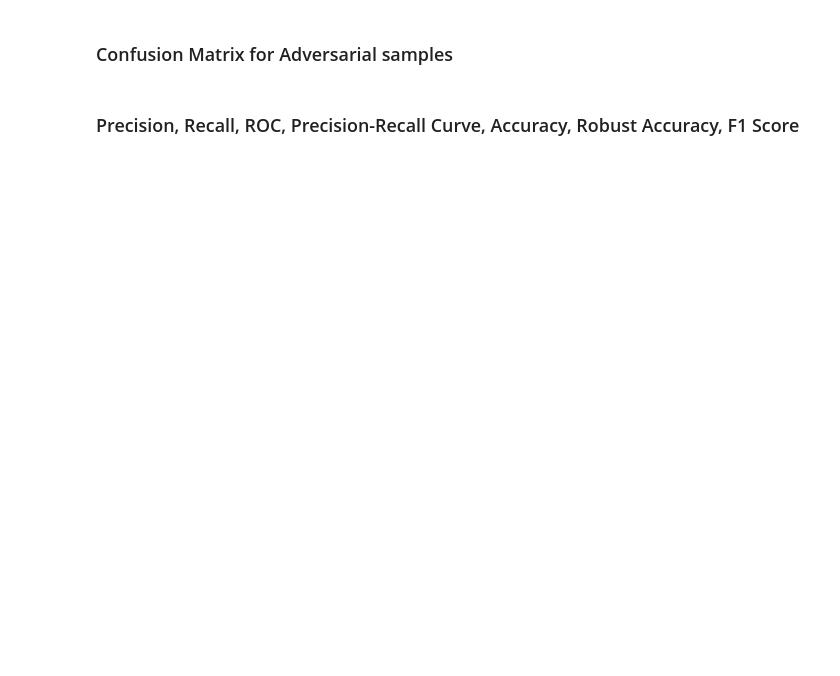
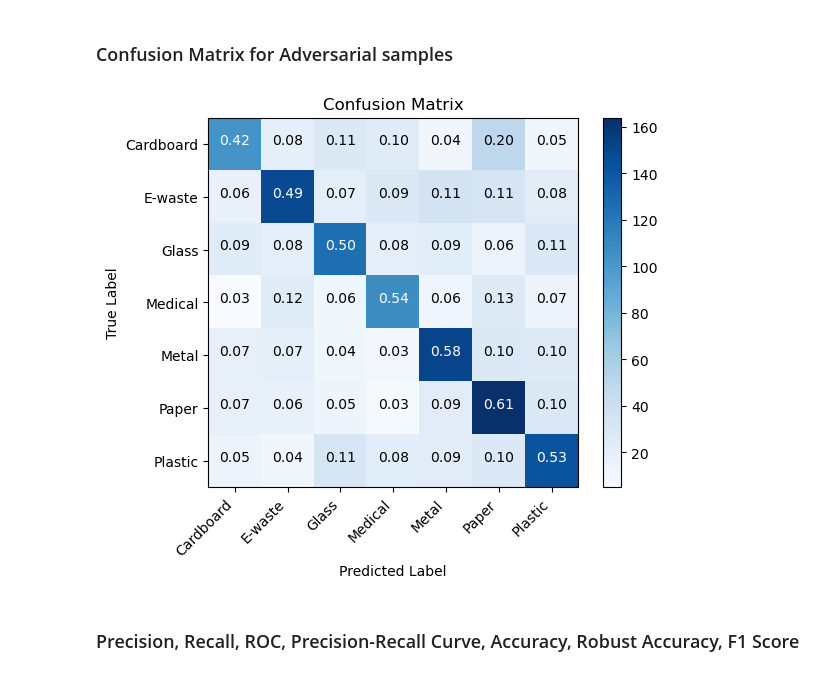
Before and after one commit to SchadenKai/Trashbox-ARD, a Jupyter notebook: EvaluateModel copy.ipynb, the cells around one changed output. Cells and saved outputs as stored; diff of their text form; code cells hidden in the pictures; blank space fills up the shorter version.

```diff
--- a/EvaluateModel copy.ipynb
+++ b/EvaluateModel copy.ipynb
@@ -69 +116,3 @@ MobileNetV3(
+# %%
+attack = torchattacks.TPGD(model, steps=4)
 # %% [markdown]
@@ -317,35 +314,42 @@ GFLOPs: 0.340073561774895
 # %% [markdown]
 ### Confusion Matrix for Adversarial samples
 # %%
-# model.eval()  # Set the model to evaluation mode
-# val_labels = []
-# predicted_labels = []
-# with torch.no_grad():
-#     for images, labels in trash_test_loader:
-#         images, labels = images.to(device), labels.to(device)
-#         with torch.enable_grad():
-#             adv_images = attack(images, labels)
-#         predictions = model(adv_images)
-#         _, preds = torch.max(predictions, 1)
-#         val_labels.extend(labels.cpu().numpy().tolist())
-#         predicted_labels.extend(preds.cpu().numpy().tolist())
+model.eval()
+val_labels = []
+predicted_labels = []
+with torch.no_grad():
+    for images, labels in trash_test_loader:
+        images, labels = images.to(device), labels.to(device)
+        with torch.enable_grad():
+            adv_images = attack(images, labels)
+        predictions = model(adv_images)
+        _, preds = torch.max(predictions, 1)
+        val_labels.extend(labels.cpu().numpy().tolist())
+        predicted_labels.extend(preds.cpu().numpy().tolist())
 
-# # Create confusion matrix
-# conf_matrix = confusion_matrix(val_labels, predicted_labels)
+# Create confusion matrix
+conf_matrix = confusion_matrix(val_labels, predicted_labels)
 
-# # Plot confusion matrix
-# plt.imshow(conf_matrix, cmap=plt.cm.Blues, interpolation='nearest')
-# plt.title('Confusion Matrix')
-# plt.colorbar()
-# plt.xlabel('Predicted Label')
-# plt.ylabel('True Label')
+# Plot confusion matrix
+plt.imshow(conf_matrix, cmap=plt.cm.Blues, interpolation='nearest')
+# Set x-axis labels (predicted labels)
+plt.xticks(range(len(class_name)), class_name, rotation=45, ha='right')  # Rotate for better readability
 
-# for i in range(conf_matrix.shape[0]):
-#     for j in range(conf_matrix.shape[1]):
-#         plt.text(j, i, f'{conf_matrix[i, j]:.0f}\n({conf_matrix[i, j] / np.sum(conf_matrix[i]):.2%})',
-#             horizontalalignment='center', color='white' if conf_matrix[i, j] > conf_matrix.max() / 2 else 'black')
+# Set y-axis labels (true labels)
+plt.yticks(range(len(class_name)), class_name)
+plt.title('Confusion Matrix')
+plt.colorbar()
+plt.xlabel('Predicted Label')
+plt.ylabel('True Label')
 
-# plt.show()
+for i in range(conf_matrix.shape[0]):
+    for j in range(conf_matrix.shape[1]):
+        plt.text(j, i, f'{conf_matrix[i, j] / np.sum(conf_matrix[i]):.2f}',
+            horizontalalignment='center', color='white' if conf_matrix[i, j] > conf_matrix.max() / 2 else 'black')
+
+plt.show()
+# %% [output]
+[figure, added]
 # %% [markdown]
 ### Precision, Recall, ROC, Precision-Recall Curve, Accuracy, Robust Accuracy, F1 Score
 # %%
```
Also changed, not shown: parts of 30 cells of this notebook, 14 other files.
